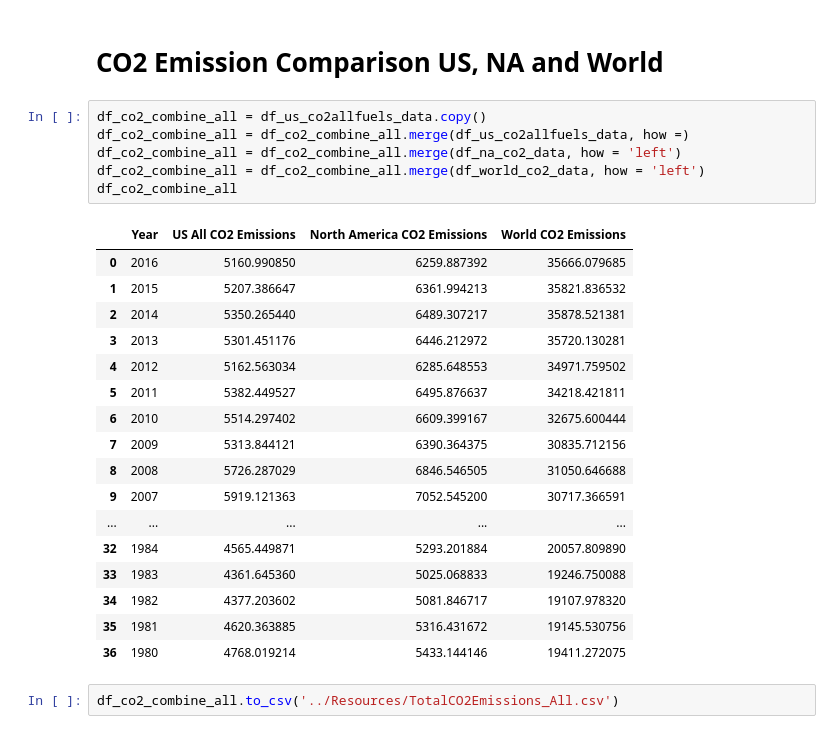
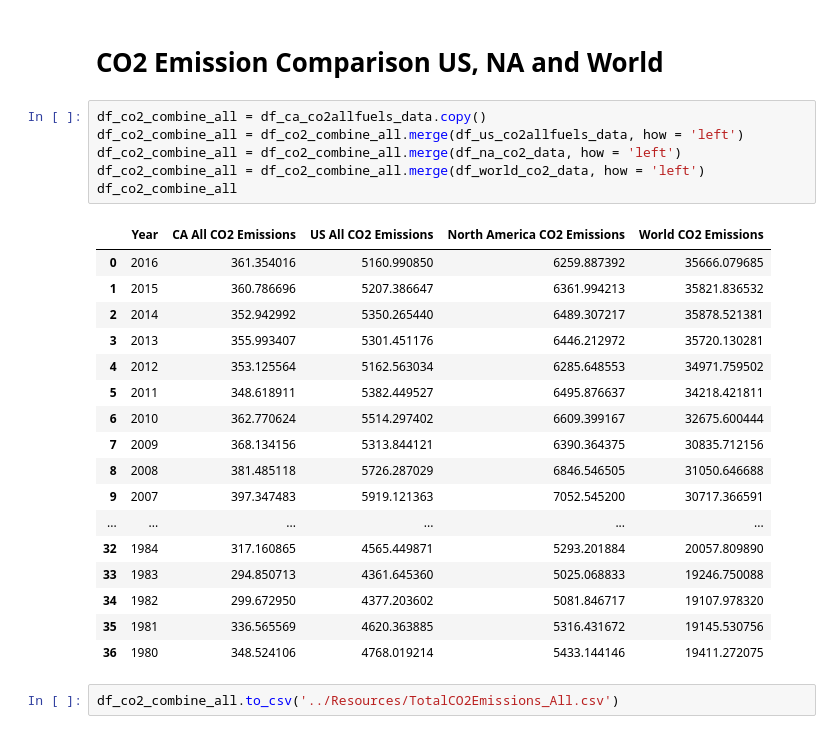
Before and after one commit to david-kishi/US_Energy_Consumption_Analysis, a Jupyter notebook: Data/CO2_Emissions_Query.ipynb, the cells around one changed output. Cells and saved outputs as stored; diff of their text form.

Commit message:
added CA data on CSV all

```diff
--- a/Data/CO2_Emissions_Query.ipynb
+++ b/Data/CO2_Emissions_Query.ipynb
@@ -326,28 +326,28 @@ df_world_co2_data.to_csv('../Resources/TotalCO2Emissions_World.csv')
 # %% [markdown]
 # CO2 Emission Comparison US, NA and World
 # %%
-df_co2_combine_all = df_us_co2allfuels_data.copy()
-df_co2_combine_all = df_co2_combine_all.merge(df_us_co2allfuels_data, how =)
+df_co2_combine_all = df_ca_co2allfuels_data.copy()
+df_co2_combine_all = df_co2_combine_all.merge(df_us_co2allfuels_data, how = 'left')
 df_co2_combine_all = df_co2_combine_all.merge(df_na_co2_data, how = 'left')
 df_co2_combine_all = df_co2_combine_all.merge(df_world_co2_data, how = 'left')
 df_co2_combine_all
 # %% [output]
-|  | Year | US All CO2 Emissions | North America CO2 Emissions | World CO2 Emissions |
-| 0 | 2016 | 5160.990850 | 6259.887392 | 35666.079685 |
-| 1 | 2015 | 5207.386647 | 6361.994213 | 35821.836532 |
-| 2 | 2014 | 5350.265440 | 6489.307217 | 35878.521381 |
-| 3 | 2013 | 5301.451176 | 6446.212972 | 35720.130281 |
-| 4 | 2012 | 5162.563034 | 6285.648553 | 34971.759502 |
-| 5 | 2011 | 5382.449527 | 6495.876637 | 34218.421811 |
-| 6 | 2010 | 5514.297402 | 6609.399167 | 32675.600444 |
-| 7 | 2009 | 5313.844121 | 6390.364375 | 30835.712156 |
-| 8 | 2008 | 5726.287029 | 6846.546505 | 31050.646688 |
-| 9 | 2007 | 5919.121363 | 7052.545200 | 30717.366591 |
-| ... | ... | ... | ... | ... |
-| 32 | 1984 | 4565.449871 | 5293.201884 | 20057.809890 |
-| 33 | 1983 | 4361.645360 | 5025.068833 | 19246.750088 |
-| 34 | 1982 | 4377.203602 | 5081.846717 | 19107.978320 |
-| 35 | 1981 | 4620.363885 | 5316.431672 | 19145.530756 |
-| 36 | 1980 | 4768.019214 | 5433.144146 | 19411.272075 |
+|  | Year | CA All CO2 Emissions | US All CO2 Emissions | North America CO2 Emissions | World CO2 Emissions |
+| 0 | 2016 | 361.354016 | 5160.990850 | 6259.887392 | 35666.079685 |
+| 1 | 2015 | 360.786696 | 5207.386647 | 6361.994213 | 35821.836532 |
+| 2 | 2014 | 352.942992 | 5350.265440 | 6489.307217 | 35878.521381 |
+| 3 | 2013 | 355.993407 | 5301.451176 | 6446.212972 | 35720.130281 |
+| 4 | 2012 | 353.125564 | 5162.563034 | 6285.648553 | 34971.759502 |
+| 5 | 2011 | 348.618911 | 5382.449527 | 6495.876637 | 34218.421811 |
+| 6 | 2010 | 362.770624 | 5514.297402 | 6609.399167 | 32675.600444 |
+| 7 | 2009 | 368.134156 | 5313.844121 | 6390.364375 | 30835.712156 |
+| 8 | 2008 | 381.485118 | 5726.287029 | 6846.546505 | 31050.646688 |
+| 9 | 2007 | 397.347483 | 5919.121363 | 7052.545200 | 30717.366591 |
+| ... | ... | ... | ... | ... | ... |
+| 32 | 1984 | 317.160865 | 4565.449871 | 5293.201884 | 20057.809890 |
+| 33 | 1983 | 294.850713 | 4361.645360 | 5025.068833 | 19246.750088 |
+| 34 | 1982 | 299.672950 | 4377.203602 | 5081.846717 | 19107.978320 |
+| 35 | 1981 | 336.565569 | 4620.363885 | 5316.431672 | 19145.530756 |
+| 36 | 1980 | 348.524106 | 4768.019214 | 5433.144146 | 19411.272075 |
 # %%
 df_co2_combine_all.to_csv('../Resources/TotalCO2Emissions_All.csv')
```
